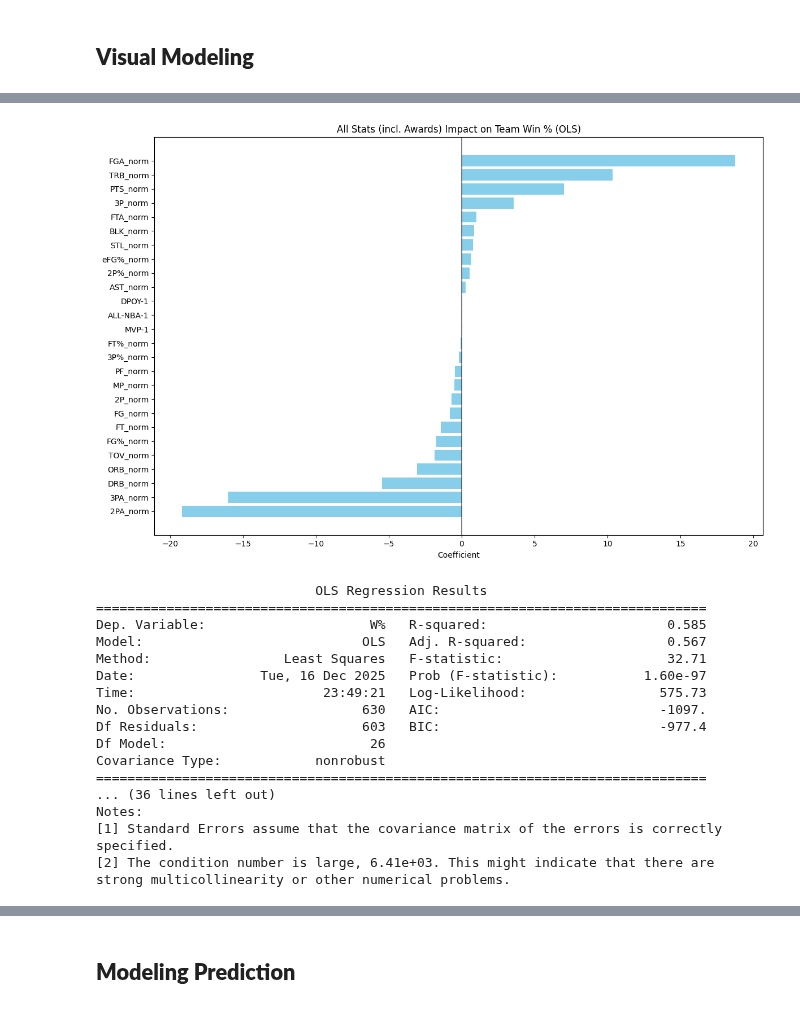
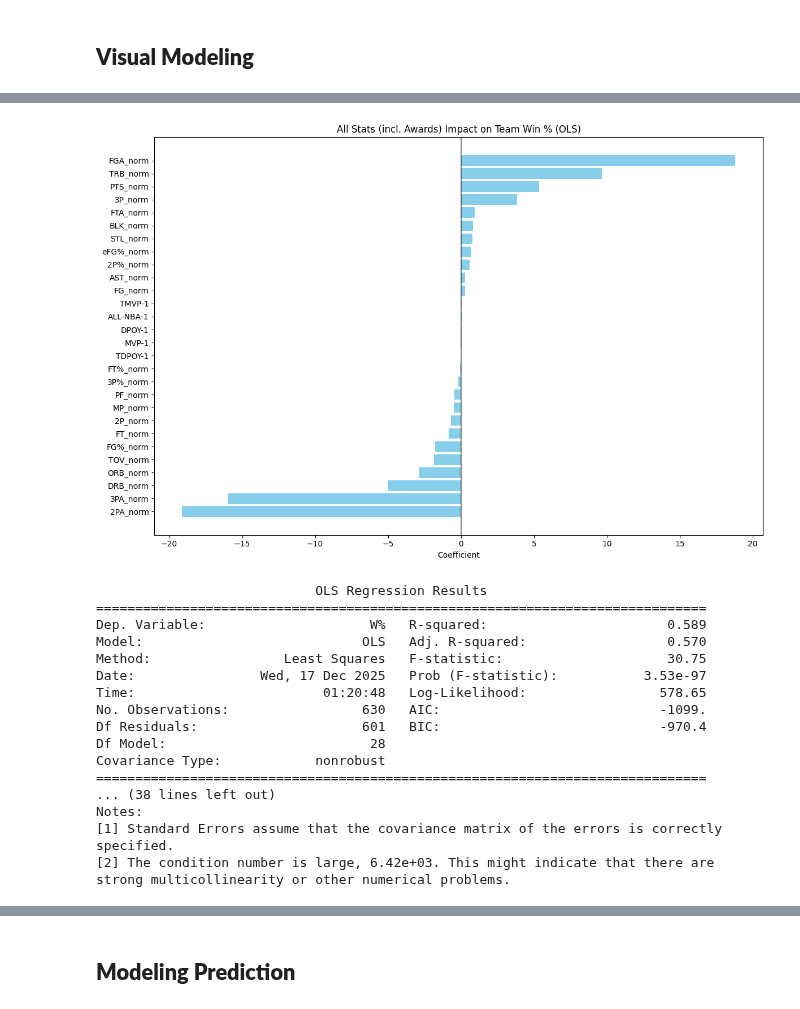
Before and after one commit to maadmaaax/Project_NBA_GroupM, a Jupyter notebook: Analyse_Principale.ipynb, the cells around one changed output, grey strips where cells are left out. Drawn from its saved outputs; the diff is of its cells as text; code cells hidden in the pictures.

```diff
--- a/Analyse_Principale.ipynb
+++ b/Analyse_Principale.ipynb
@@ -572,8 +387,9 @@ nbas =nbas_data_full
 
 # 1. Choose predictor columns (example set, adjust as needed)
 num_cols = [
-    'PTS','AST','TRB','STL','BLK',
-  'FT','TOV','PF'
+    'FG%','FT%','TRB','STL','BLK',
+  'FT','TOV','MVP-1','DPOY-1',
+    'ALL-NBA-1'
 ]
 use_cols = [c for c in num_cols if c in nbas.columns]
 
@@ -621,7 +536,7 @@ def run_team_regression_sm():
         nbas_df[col] = pd.to_numeric(nbas_df[col], errors='coerce')
 
     # Award dummies (no normalization)
-    award_cols = ['MVP-1', 'DPOY-1', 'ALL-NBA-1']
+    award_cols = ['MVP-1', 'DPOY-1', 'ALL-NBA-1','TMVP-1','TDPOY-1']
     for col in award_cols:
         nbas_df[col] = pd.to_numeric(nbas_df[col], errors='coerce').fillna(0).astype(int)
 
@@ -663,48 +578,48 @@ def run_team_regression_sm():
     # Add intercept and fit OLS
     X_sm = sm.add_constant(X)
     ols_model = sm.OLS(y, X_sm).fit()
 
     # Coefficients table (exclude intercept for bar plot)
     coefs = (
         pd.DataFrame({
             'Stat': ['const'] + feature_cols,
             'Coefficient': ols_model.params.values
         })
         .set_index('Stat')
     )
 
     coefs_no_const = coefs.drop(index='const').sort_values('Coefficient')
 
     # Plot coefficients
     plt.figure(figsize=(12, 8))
     plt.barh(range(len(coefs_no_const)), coefs_no_const['Coefficient'], color='skyblue')
     plt.yticks(range(len(coefs_no_const)), coefs_no_const.index)
     plt.xlabel('Coefficient')
     plt.title('All Stats (incl. Awards) Impact on Team Win % (OLS)')
     plt.axvline(x=0, color='black', alpha=0.5)
     plt.tight_layout()
     plt.show()
 
     return ols_model, coefs
 
 ols_model, coefficients = run_team_regression_sm()
 print(ols_model.summary())
 # %% [output]
-[figure, old version]
+[figure, new version]
                             OLS Regression Results
 ==============================================================================
-Dep. Variable:                     W%   R-squared:                       0.585
-Model:                            OLS   Adj. R-squared:                  0.567
-Method:                 Least Squares   F-statistic:                     32.71
-Date:                Tue, 16 Dec 2025   Prob (F-statistic):           1.60e-97
-Time:                        23:49:21   Log-Likelihood:                 575.73
-No. Observations:                 630   AIC:                            -1097.
-Df Residuals:                     603   BIC:                            -977.4
-Df Model:                          26
+Dep. Variable:                     W%   R-squared:                       0.589
+Model:                            OLS   Adj. R-squared:                  0.570
+Method:                 Least Squares   F-statistic:                     30.75
+Date:                Wed, 17 Dec 2025   Prob (F-statistic):           3.53e-97
+Time:                        01:20:48   Log-Likelihood:                 578.65
+No. Observations:                 630   AIC:                            -1099.
+Df Residuals:                     601   BIC:                            -970.4
+Df Model:                          28
 Covariance Type:            nonrobust
 ==============================================================================
-... (36 lines left out)
+... (38 lines left out)
 Notes:
 [1] Standard Errors assume that the covariance matrix of the errors is correctly specified.
-[2] The condition number is large, 6.41e+03. This might indicate that there are
+[2] The condition number is large, 6.42e+03. This might indicate that there are
 strong multicollinearity or other numerical problems.
```
Also changed, not shown: parts of 12 cells of this notebook.
